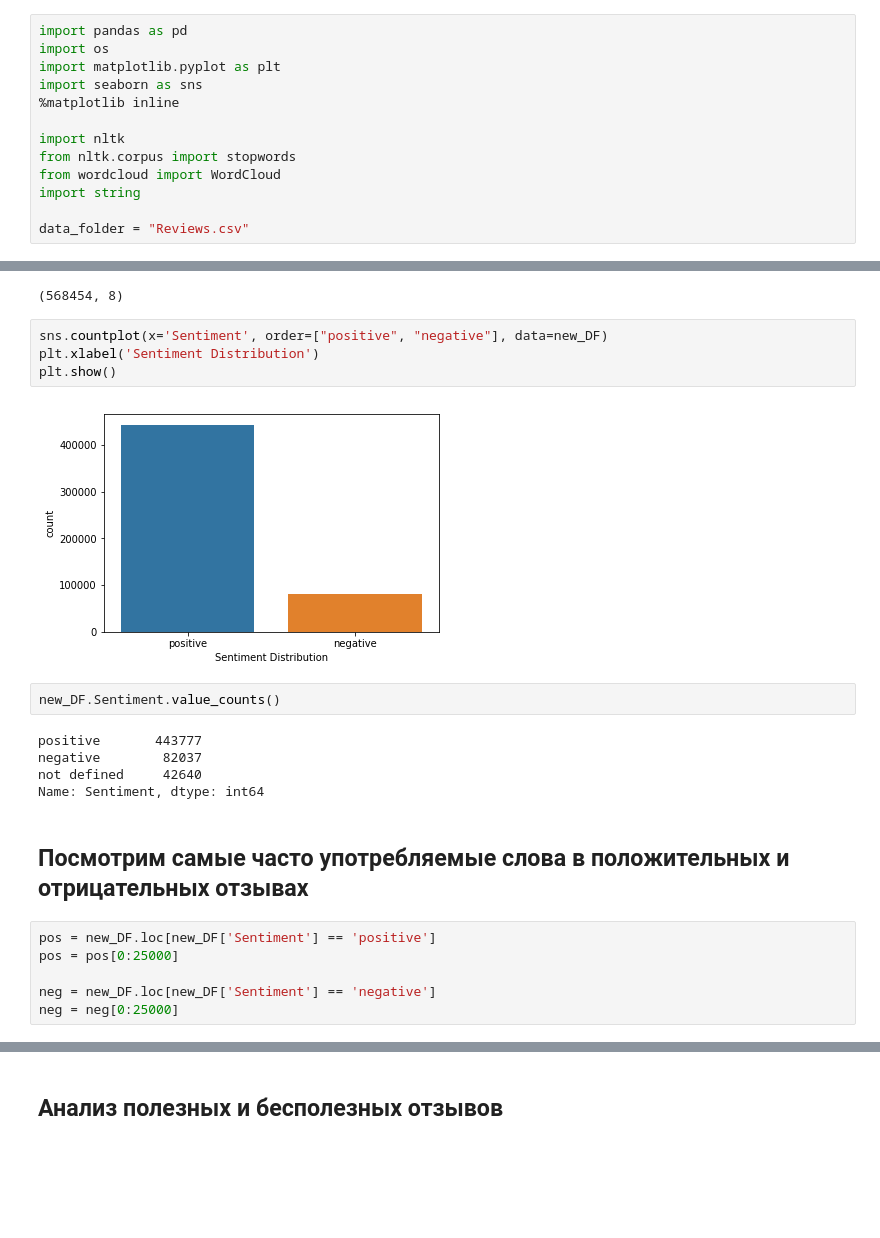
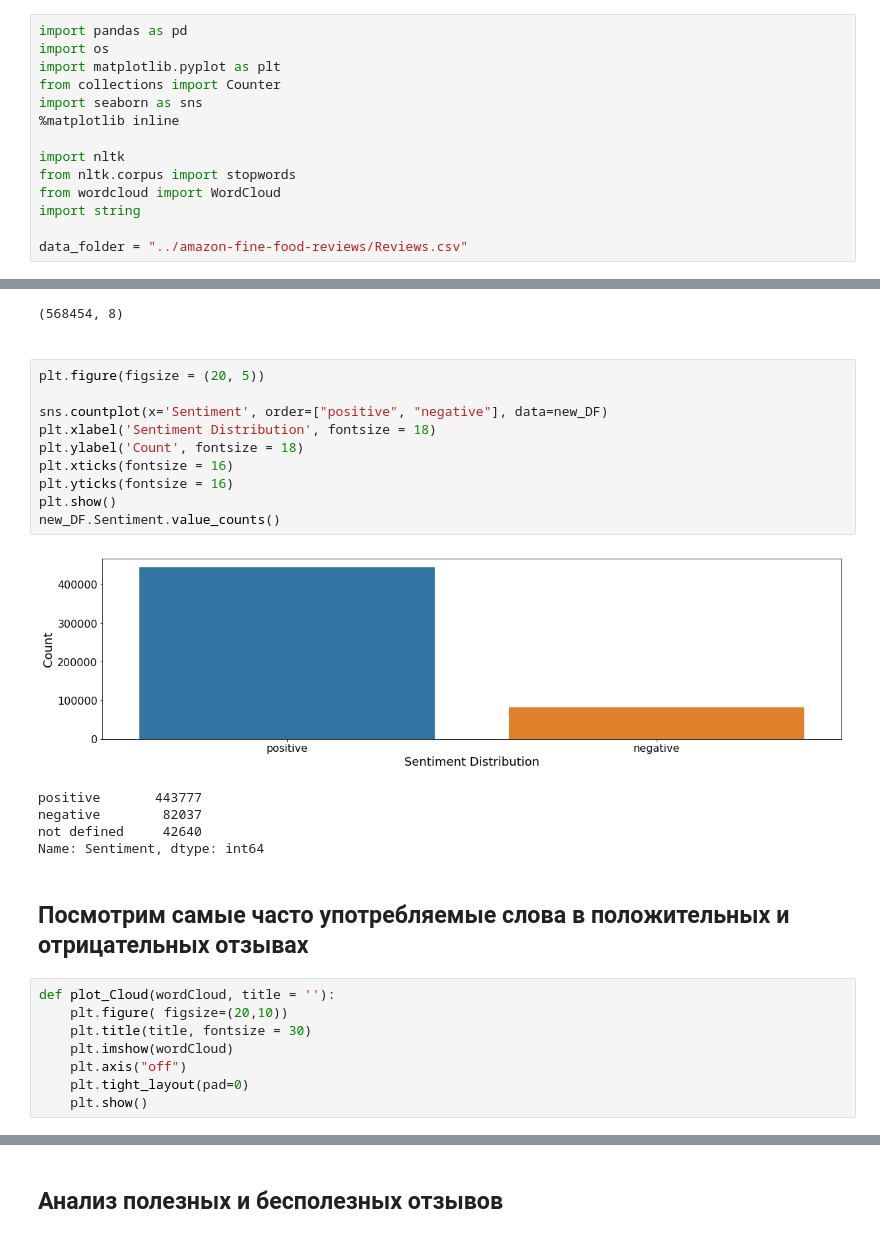
Before and after one commit to deniska2010/Recommendation-System-HSE, a Jupyter notebook: Report_FINAL.ipynb, the cells around one changed output, grey strips where cells are left out. Drawn from its saved outputs; the diff is of its cells as text; blank space fills up the shorter version.

```diff
--- a/Report_FINAL.ipynb
+++ b/Report_FINAL.ipynb
@@ -31,6 +45,7 @@ https://www.kaggle.com/snap/amazon-fine-food-reviews
 import pandas as pd
 import os
 import matplotlib.pyplot as plt
+from collections import Counter
 import seaborn as sns
 %matplotlib inline
 
@@ -39,7 +54,7 @@ from nltk.corpus import stopwords
 from wordcloud import WordCloud
 import string
 
-data_folder = "Reviews.csv"
+data_folder = "../amazon-fine-food-reviews/Reviews.csv"
 # %% [markdown]
 ## Смотрим на данные
 # %%
@@ -90,25 +125,32 @@ new_DF.loc[new_DF.HelpfulnessDenominator == 0, 'Usefulness'] = ["useless"]
 new_DF.shape
 # %% [output]
 (568454, 8)
+# %% [markdown]
+<p id = "pidr"> </p>
 # %%
+plt.figure(figsize = (20, 5))
+
 sns.countplot(x='Sentiment', order=["positive", "negative"], data=new_DF)
-plt.xlabel('Sentiment Distribution')
+plt.xlabel('Sentiment Distribution', fontsize = 18)
+plt.ylabel('Count', fontsize = 18)
+plt.xticks(fontsize = 16)
+plt.yticks(fontsize = 16)
 plt.show()
+new_DF.Sentiment.value_counts()
 # %% [output]
-[figure, old version]
+[figure, new version]
+positive       443777
+negative        82037
+not defined     42640
+Name: Sentiment, dtype: int64
-# %%
-new_DF.Sentiment.value_counts()
-# %% [output]
-positive       443777
-negative        82037
-not defined     42640
-Name: Sentiment, dtype: int64
 # %% [markdown]
 ## Посмотрим самые часто употребляемые слова в положительных и отрицательных отзывах
-# %%
-pos = new_DF.loc[new_DF['Sentiment'] == 'positive']
-pos = pos[0:25000]
-
-neg = new_DF.loc[new_DF['Sentiment'] == 'negative']
-neg = neg[0:25000]
+# %%
+def plot_Cloud(wordCloud, title = ''):
+    plt.figure( figsize=(20,10))
+    plt.title(title, fontsize = 30)
+    plt.imshow(wordCloud)
+    plt.axis("off")
+    plt.tight_layout(pad=0)
+    plt.show()
 # %%
```
Also changed, not shown: parts of 89 cells of this notebook, 1 other file.
